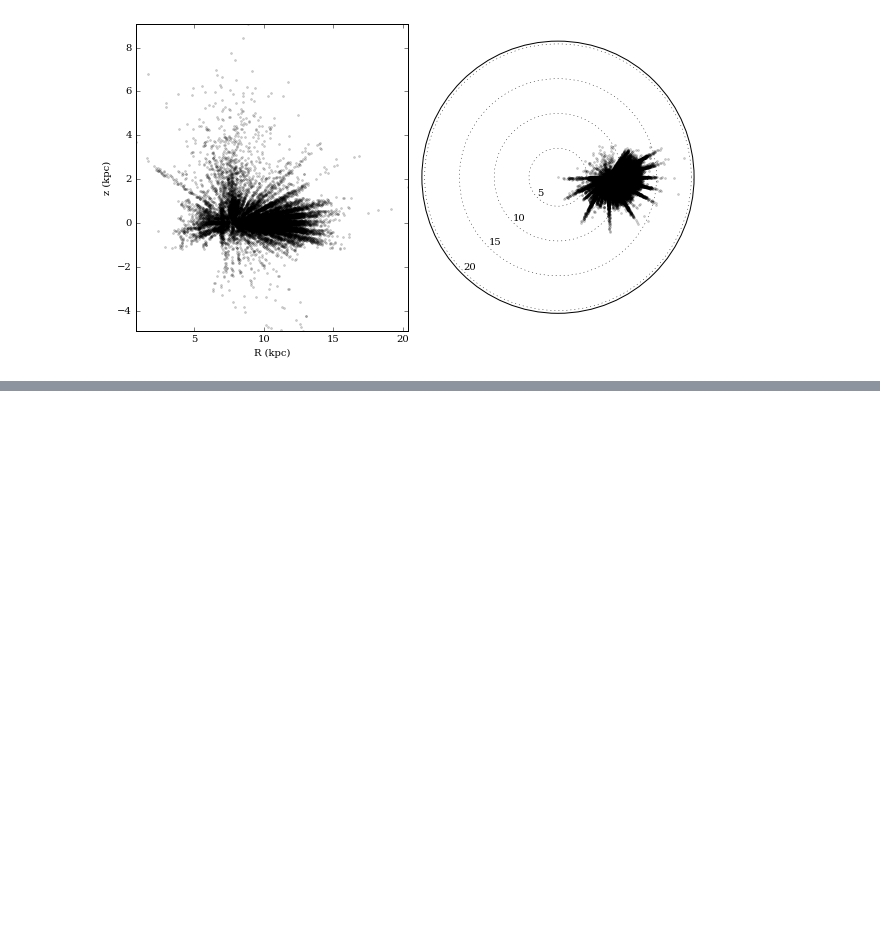
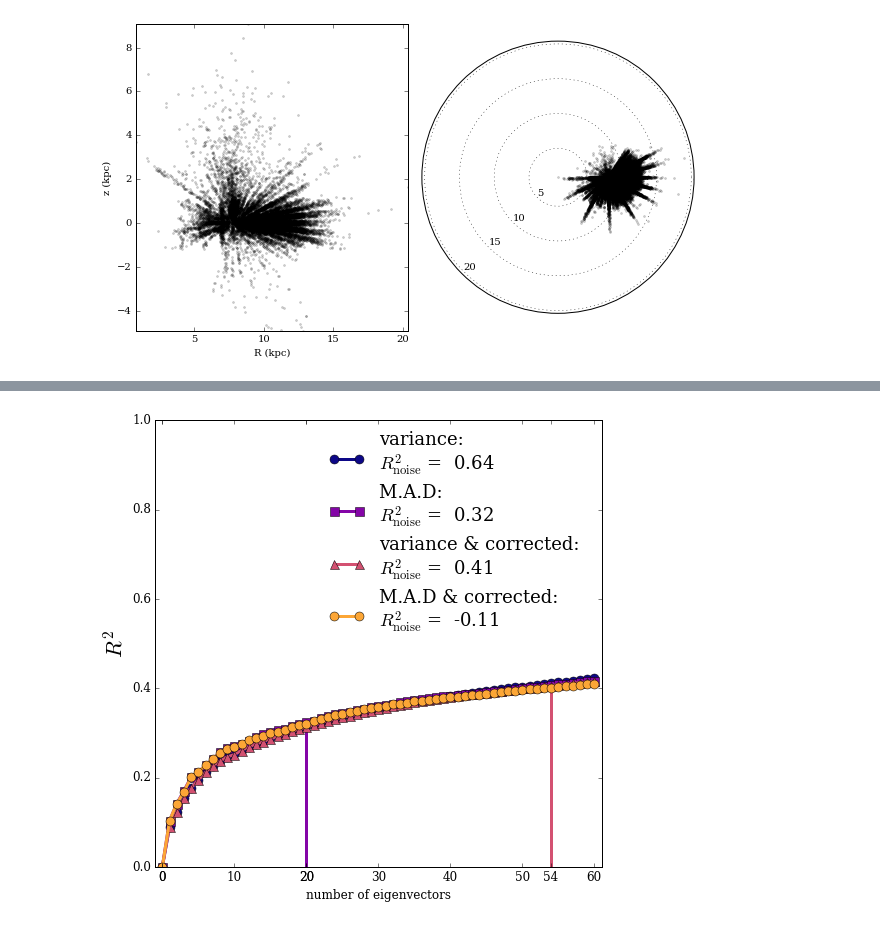
Before and after one commit to NatalieP-J/rcapogee-plots, a Jupyter notebook: red_clump_EMPCA.ipynb, the cells around one changed output, grey strips where cells are left out. Drawn from its saved outputs; the diff is of its cells as text; code cells hidden in the pictures; blank space fills up the shorter version.

```diff
--- a/red_clump_EMPCA.ipynb
+++ b/red_clump_EMPCA.ipynb
@@ -81,11 +68,12 @@ EMPCA 24/25       0.42114444      1.59429096
 # %%
-from comparison_plots import *
 # See also from this package: plot_big_eig, plot_comb_eig and plot_eigenvector,
 # each of which takes a list of eigenvectors. plot_eigenvector also requires a
 # list of labels for the eigenvectors.
 if doplot==True:
-    comp_R2(fnames,direc=rc.name,
-            labels = ['variance','M.A.D','variance & corrected',
-                      'M.A.D & corrected'])
+    comp_R2(fnames,direc=redc.name,
+            labels = ['variance:','M.A.D:','variance & corrected:',
+                      'M.A.D & corrected:'])
+# %% [output]
+[figure, added]
 # %%
 # To test fit routines
```
Also changed, not shown: parts of 8 cells of this notebook, 4 other files.
